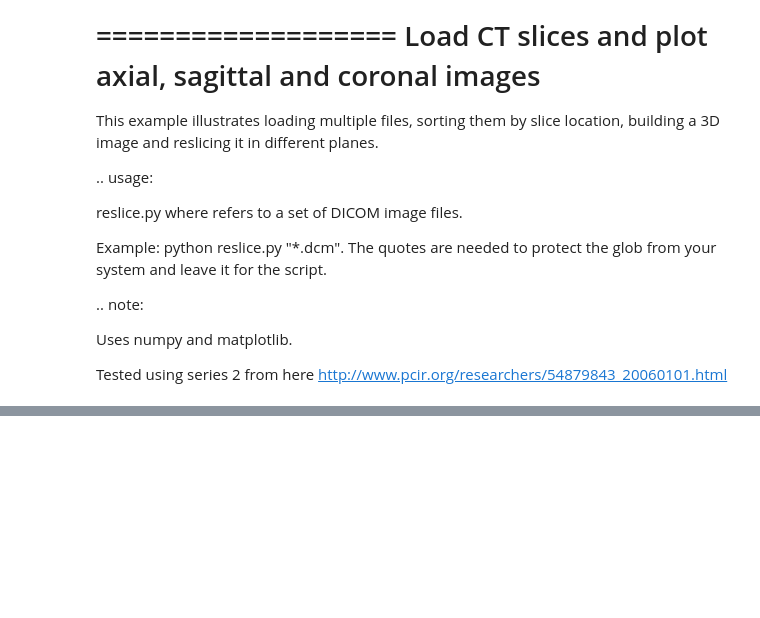
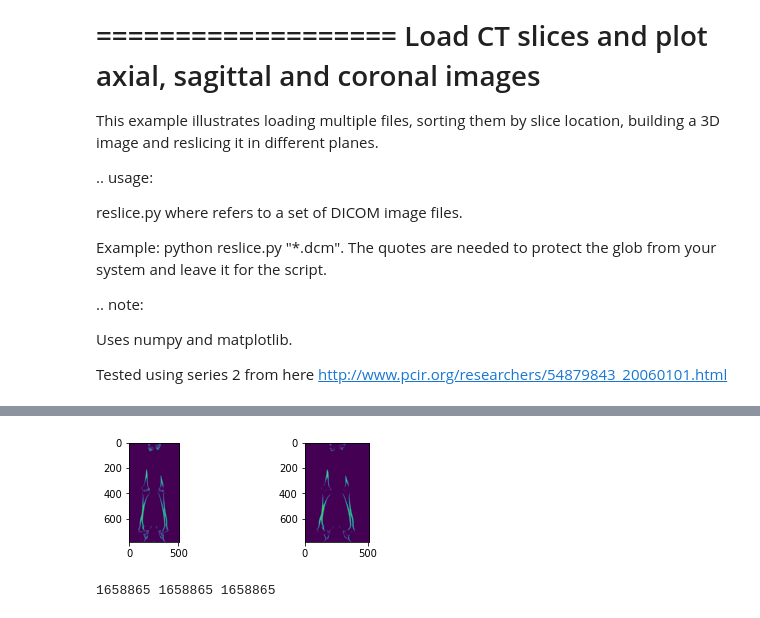
Before and after one commit to raminrafi/Regression-Model---Detection-of-Landmarks-on-Knee-Joints-Using-CSV-Data, a Jupyter notebook: reslice.ipynb, the cells around one changed output, grey strips where cells are left out. Cells and saved outputs as stored; diff of their text form; code cells hidden in the pictures; blank space fills up the shorter version.

```diff
--- a/reslice.ipynb
+++ b/reslice.ipynb
@@ -104,0 +118,16 @@ plt.show()
+# %%
+a3 = plt.subplot(2, 2, 1)
+my_array = copy.deepcopy(img3d[img_shape[0]//2, :, :].T)
+a3.set_aspect(cor_aspect)
+my_array[my_array <= 1500] = 0
+plt.imshow(my_array)
+a3.set_aspect(ax_aspect)
+
+a2 = plt.subplot(2, 2, 2)
+my_array = copy.deepcopy(img3d[img_shape[0]//2, :, :].T)
+a3.set_aspect(cor_aspect)
+my_array[my_array <= 2000] = 0
+plt.imshow(my_array)
+a2.set_aspect(ax_aspect)
+# %% [output]
+[figure, added]
@@ -124,3 +156,7 @@ ipv.save('hi.html')
+# %%
+print (len(x), len(y), len(z))
+# %% [output]
+1658865 1658865 1658865
 # %%
 # import ipyvolume as ipv
 # N = 1
```
Also changed, not shown: parts of 8 cells of this notebook, 3 other files.
